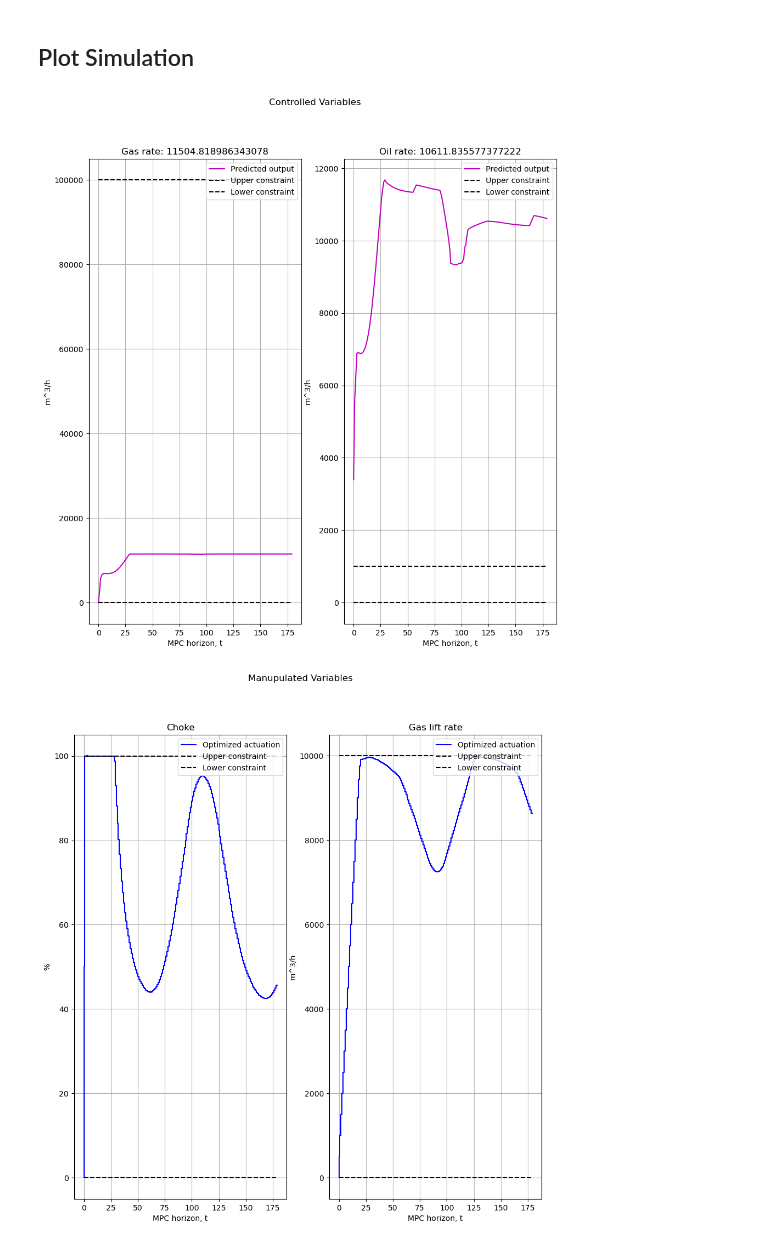
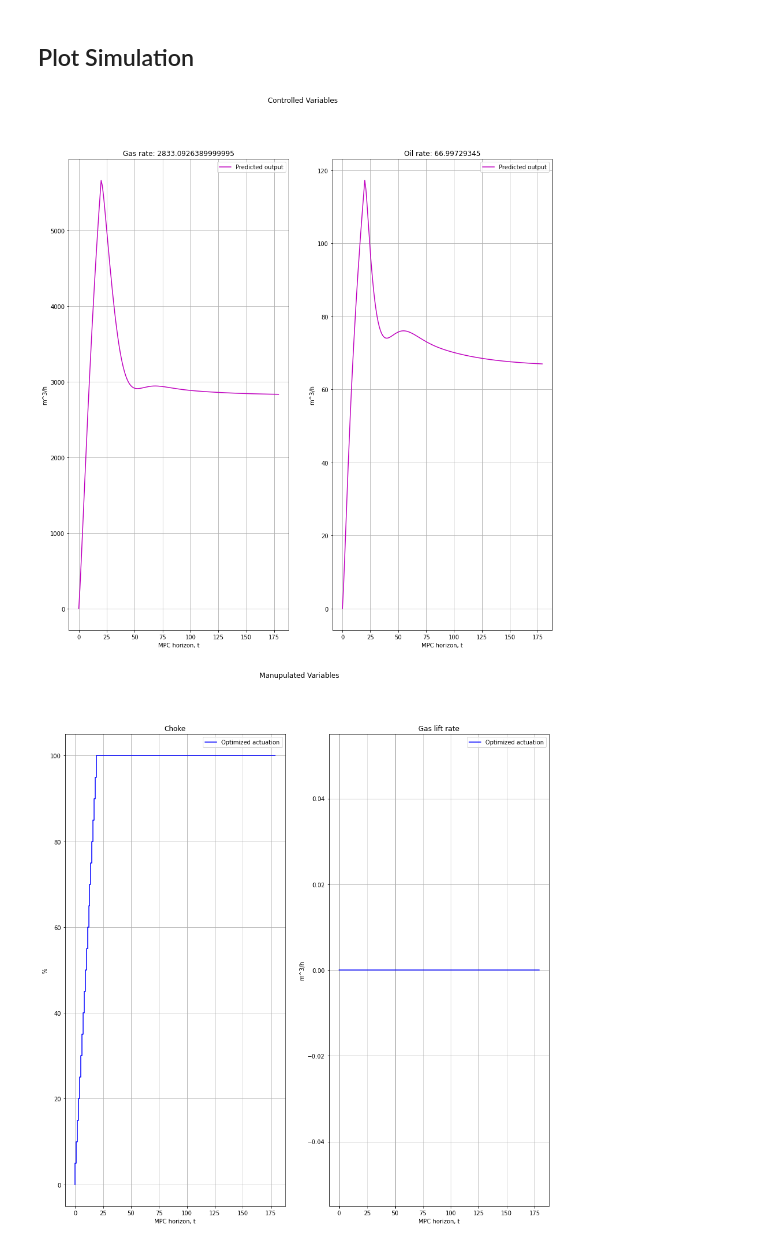
Before and after one commit to gotvinne/Light-weight-MPC, a Jupyter notebook: vis/vis.ipynb, the cells around one changed output. Drawn from its saved outputs; the diff is of its cells as text; code cells hidden in the pictures.

Commit message:
Plotted open loop simulation

```diff
--- a/vis/vis.ipynb
+++ b/vis/vis.ipynb
@@ -25,17 +26,17 @@ ListSimulations(SIMULATIONS_FILEPATH)
 # %%
 # Select simulation
-scenario = "SingleWell"
+scenario = "open_loop_SingleWell" # NB! Open LOOP
 simulation_name = "/data/simulations/sim_" + scenario + ".json"
 Data = SimulationData(simulation_name)
 # %% [markdown]
 ## Plot Simulation
 # %%
 fontsize = 10
-figsize = 11
+figsize = 15
 plt.rcParams.update({'font.size': fontsize})
 
-PlotPrediction(Data, "Controlled Variables", figsize)
-PlotInput(Data, "Manupulated Variables", figsize)
+cv_fig = PlotPrediction(Data, "Controlled Variables", figsize)
+mv_fig = PlotInput(Data, "Manupulated Variables", figsize)
 # %% [output]
-[figure, old version]
+[figure, new version]
-[figure, old version]
+[figure, new version]
```
Also changed, not shown: parts of 3 cells of this notebook, 17 other files.
